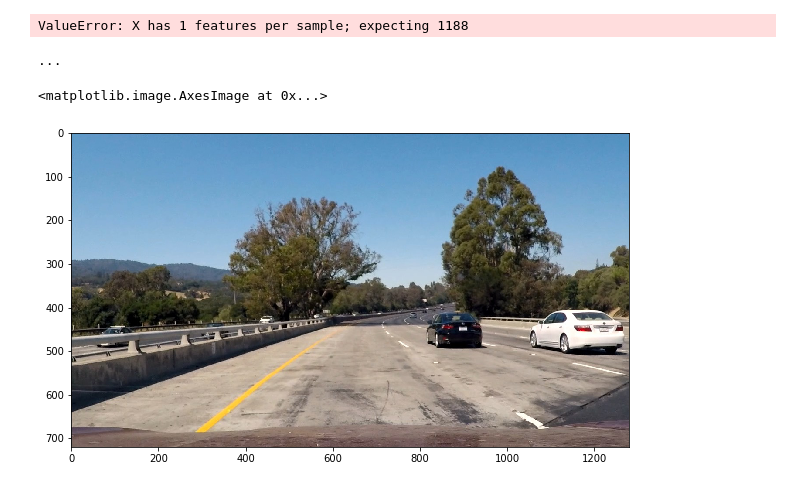
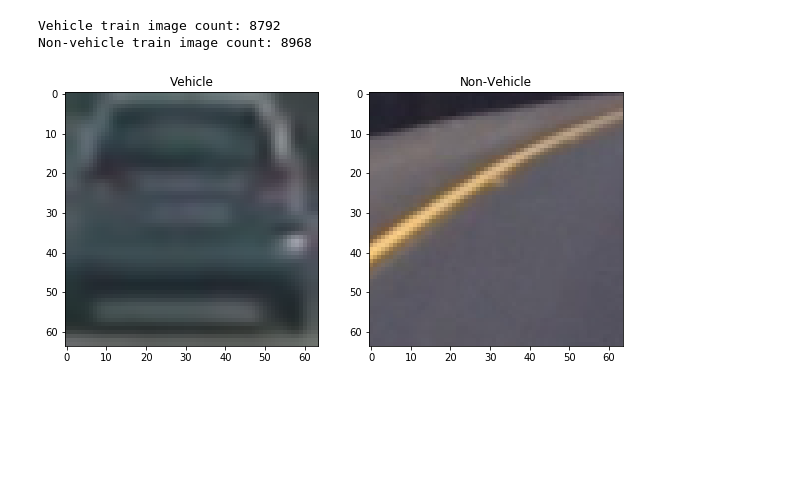
Before and after one commit to aikonbrasil/CarND-Vehicle-Detection, a Jupyter notebook: exploring.ipynb, the cells around one changed output. Cells and saved outputs as stored; diff of their text form; code cells hidden in the pictures; blank space fills up the shorter version.

```diff
--- a/exploring.ipynb
+++ b/exploring.ipynb
@@ -284,43 +0,0 @@ def find_cars(img, ystart, ystop, scale, cspace, hog_channel, svc, X_scaler, ori
-# %%
-test_img = mpimg.imread('./test_images/test1.jpg')
-
-ystart = 400
-ystop = 656
-scale = 1.5
-colorspace = 'YUV' # Can be RGB, HSV, LUV, HLS, YUV, YCrCb
-orient = 11
-pix_per_cell = 16
-cell_per_block = 2
-hog_channel = 'ALL' # Can be 0, 1, 2, or "ALL"
-
-rectangles = find_cars(test_img, ystart, ystop, scale, colorspace, hog_channel, svc, None, orient, pix_per_cell, cell_per_block, None, None)
-
-print(len(rectangles), 'rectangles found in image')
-# %% [output]
-ValueError: X has 1 features per sample; expecting 1188
-# %%
-# Here is your draw_boxes function from the previous exercise
-def draw_boxes(img, bboxes, color=(0, 0, 255), thick=6):
-    # Make a copy of the image
-    imcopy = np.copy(img)
-    random_color = False
-    # Iterate through the bounding boxes
-    for bbox in bboxes:
-        if color == 'random' or random_color:
-            color = (np.random.randint(0,255), np.random.randint(0,255), np.random.randint(0,255))
-            random_color = True
-        # Draw a rectangle given bbox coordinates
-        cv2.rectangle(imcopy, bbox[0], bbox[1], color, thick)
-    # Return the image copy with boxes drawn
-    return imcopy
-
-print('...')
-# %% [output]
-...
-# %%
-test_img_rects = draw_boxes(test_img, rectangles)
-plt.figure(figsize=(10,10))
-plt.imshow(test_img_rects)
-# %% [output]
-<matplotlib.image.AxesImage at 0x...>
-[figure, removed]
@@ -326,0 +8,33 @@ plt.imshow(test_img_rects)
+# %%
+import os
+def readImages(dir, pattern):
+    """
+    Returns an image list with the image contained on the directory `dir` matching the `pattern`.
+    """
+    images = []
+    for dirpath, dirnames, filenames in os.walk(dir):
+        for dirname in dirnames:
+            images.append(glob.glob(dir + '/' + dirname + '/' + pattern))
+    flatten = [item for sublist in images for item in sublist]
+    return list(map(lambda img: cv2.cvtColor(cv2.imread(img), cv2.COLOR_BGR2RGB), flatten))
+
+vehicles = readImages('./training_data/vehicles', '*.png')
+non_vehicles = readImages('./training_data/non-vehicles', '*.png')
+# %%
+
+index = 10
+vehicle = vehicles[index]
+non_vehicle = non_vehicles[index]
+
+fig, axes = plt.subplots(ncols=2, figsize=(10, 10))
+axes[0].imshow(vehicle)
+axes[0].set_title('Vehicle')
+axes[1].imshow(non_vehicle)
+axes[1].set_title('Non-Vehicle')
+
+print('Vehicle train image count: {}'.format(len(vehicles)))
+print('Non-vehicle train image count: {}'.format(len(non_vehicles)))
+# %% [output]
+Vehicle train image count: 8792
+Non-vehicle train image count: 8968
+[figure, added]
```
Also changed, not shown: parts of 19 cells of this notebook, 2 other files.
